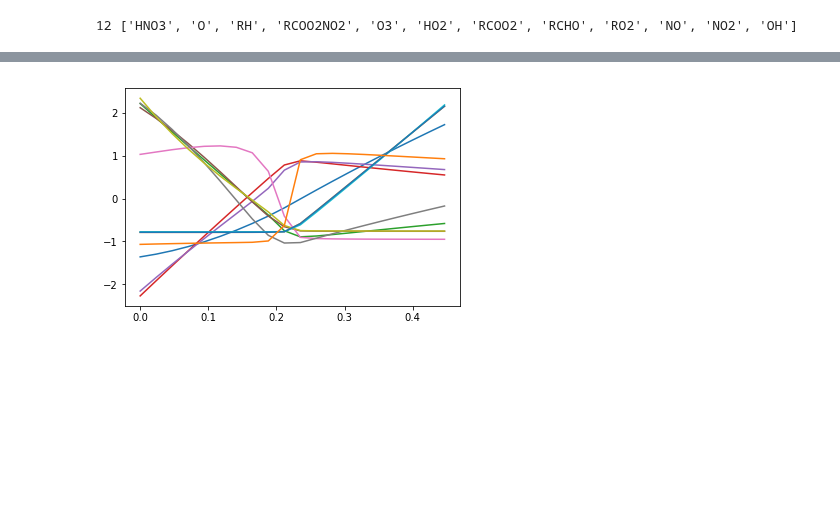
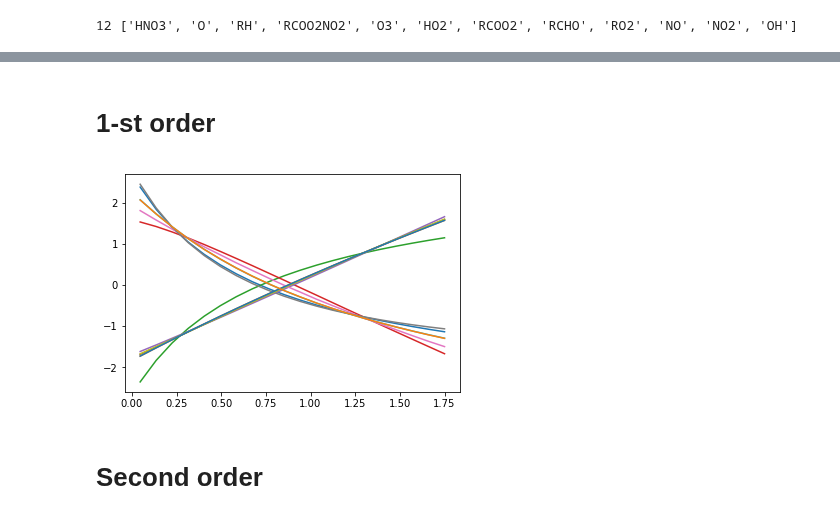
Before and after one commit to JiaweiZhuang/KPP, a Jupyter notebook: my_tests/smog/try_HDMR.ipynb, the cells around one changed output, grey strips where cells are left out. Saved outputs shown, nothing was run; the diff lists cells and outputs as text; code cells hidden in the pictures; blank space fills up the shorter version.

```diff
--- a/my_tests/smog/try_HDMR.ipynb
+++ b/my_tests/smog/try_HDMR.ipynb
@@ -22,14 +39,18 @@ df_range['mid'] = 0.5*(df_range['min']+df_range['max'])
 # %%
 f0 = kpp.onestep(df_range['mid'].T).T
+# %% [markdown]
+# 1-st order
 # %%
-n = 10
+n = 4
 
 y0_list = np.empty([20, 12])
 y0_list[:] = df_range['mid'].values
 
 y0_list[:,n] = np.linspace(df_range['min'][n],df_range['max'][n], 20)
 
 f1 = kpp.onestep(y0_list.T).T
 plt.plot(y0_list[:,n], StandardScaler().fit_transform(f1));
 # %% [output]
-[figure, old version]
+[figure, new version]
+# %% [markdown]
+# Second order
```
Also changed, not shown: parts of 6 cells of this notebook.
